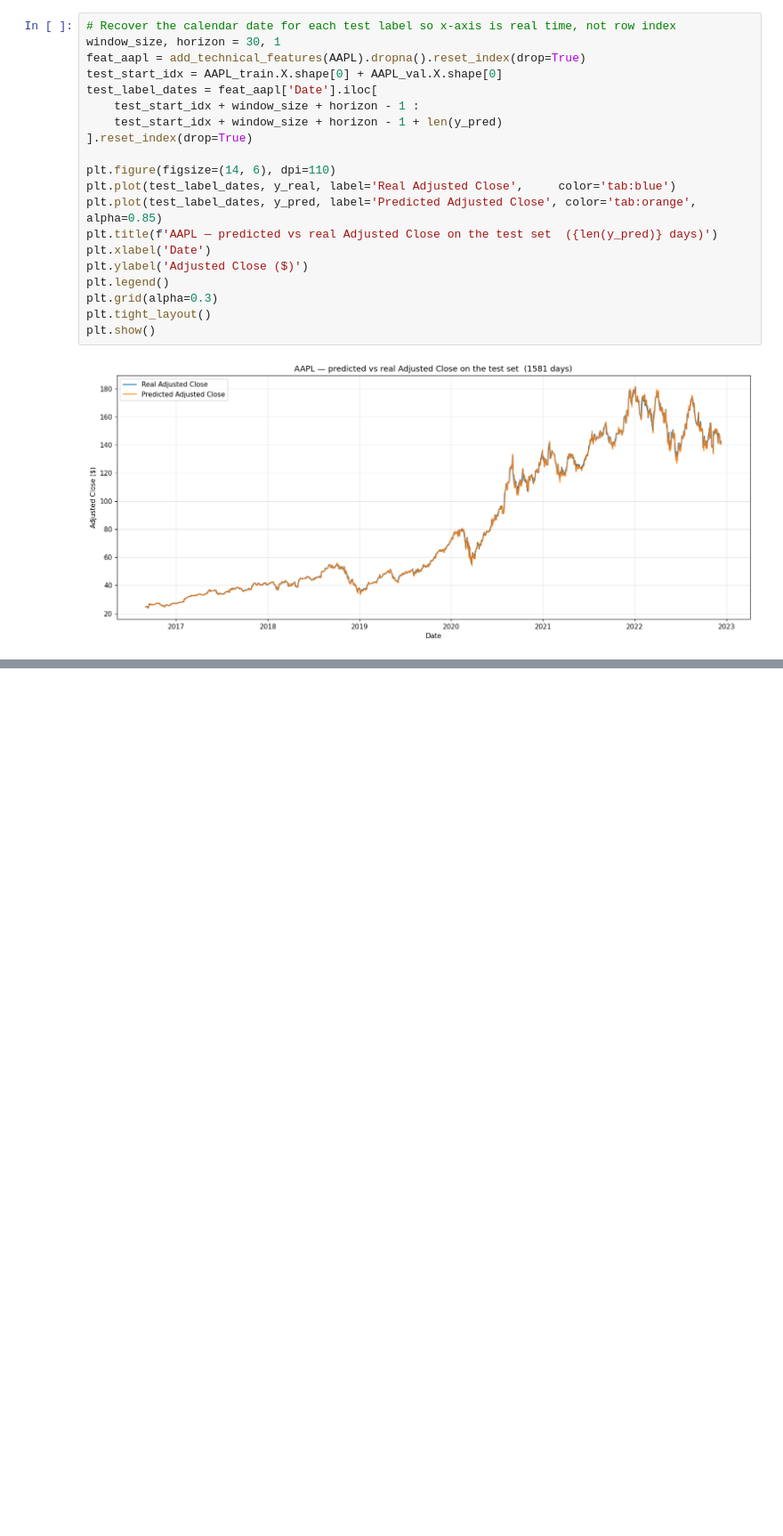
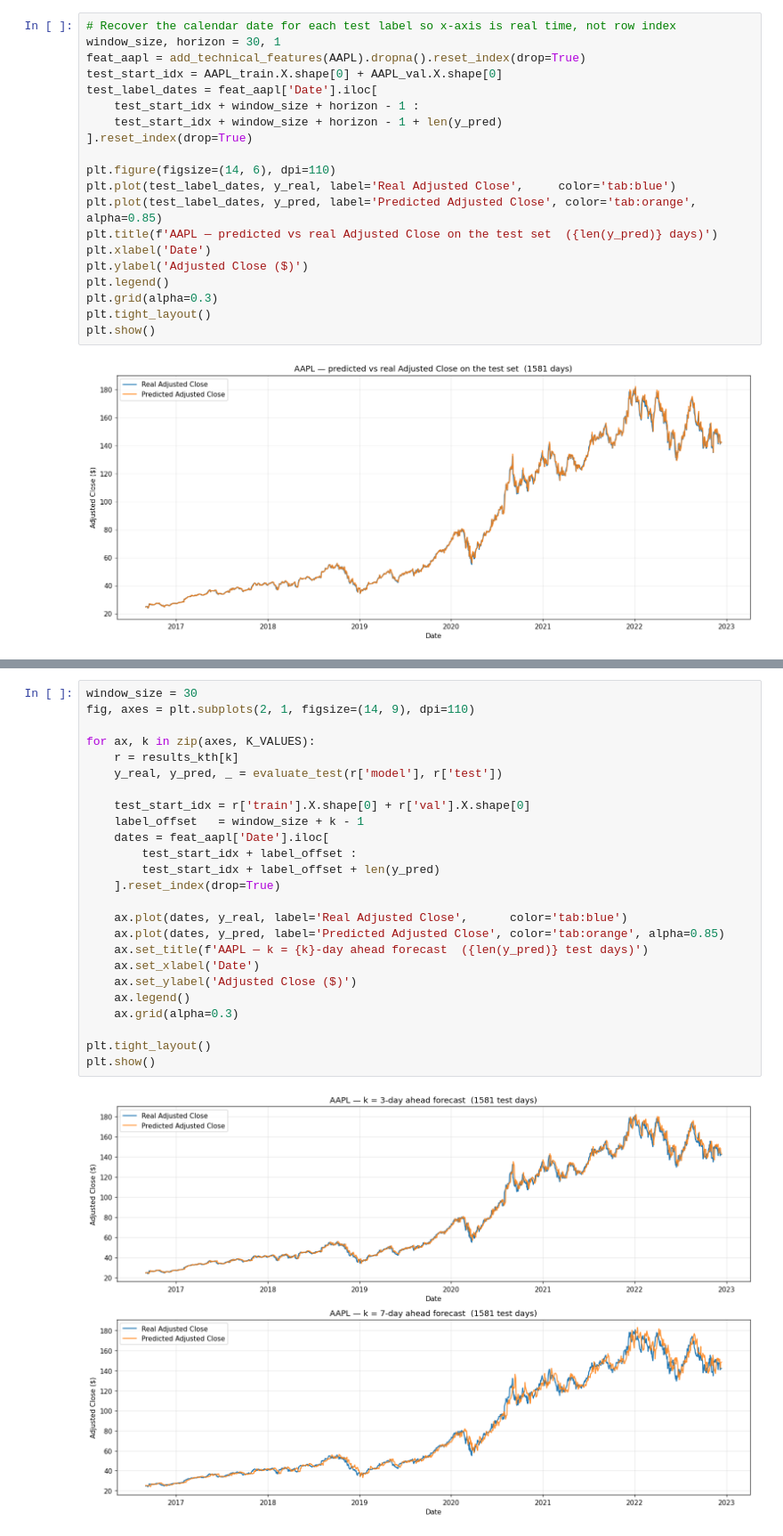
Before and after one commit to Thai-Anh-Nguyen/Time-series-data-and-application-to-stock-markets, a Jupyter notebook: 240039-project-notebook.ipynb, the cells around one changed output, grey strips where cells are left out. Shown at 89% size. Drawn from its saved outputs; the diff is of its cells as text; blank space fills up the shorter version.

```diff
--- a/240039-project-notebook.ipynb
+++ b/240039-project-notebook.ipynb
@@ -355,0 +439,27 @@ plt.show()
+# %%
+window_size = 30
+fig, axes = plt.subplots(2, 1, figsize=(14, 9), dpi=110)
+
+for ax, k in zip(axes, K_VALUES):
+    r = results_kth[k]
+    y_real, y_pred, _ = evaluate_test(r['model'], r['test'])
+
+    test_start_idx = r['train'].X.shape[0] + r['val'].X.shape[0]
+    label_offset   = window_size + k - 1
+    dates = feat_aapl['Date'].iloc[
+        test_start_idx + label_offset :
+        test_start_idx + label_offset + len(y_pred)
+    ].reset_index(drop=True)
+
+    ax.plot(dates, y_real, label='Real Adjusted Close',      color='tab:blue')
+    ax.plot(dates, y_pred, label='Predicted Adjusted Close', color='tab:orange', alpha=0.85)
+    ax.set_title(f'AAPL — k = {k}-day ahead forecast  ({len(y_pred)} test days)')
+    ax.set_xlabel('Date')
+    ax.set_ylabel('Adjusted Close ($)')
+    ax.legend()
+    ax.grid(alpha=0.3)
+
+plt.tight_layout()
+plt.show()
+# %% [output]
+[figure, added]
```
Also changed, not shown: parts of 8 cells of this notebook.
